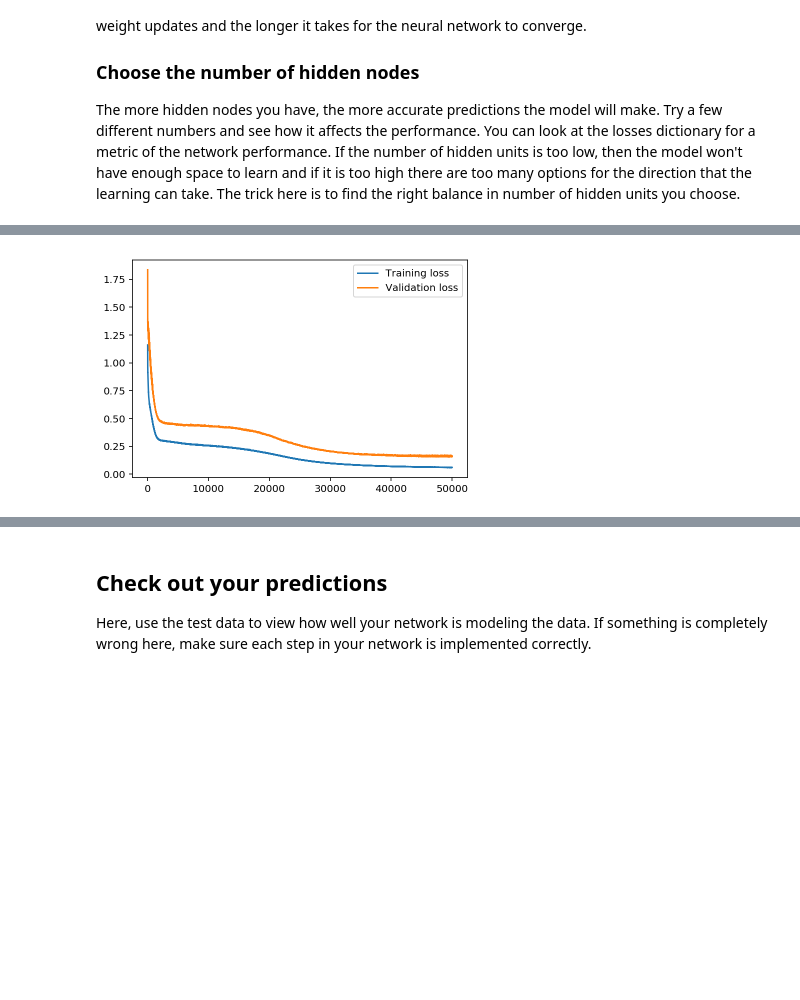
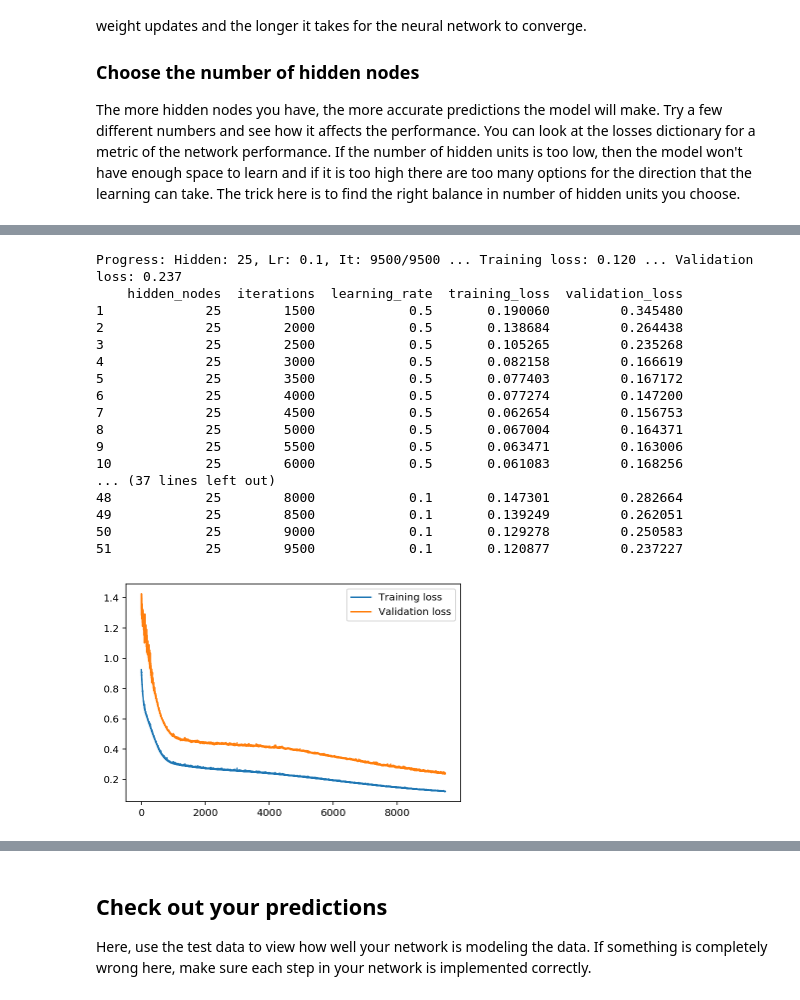
Before and after one commit to elsclarysse/dlnd-neural-net, a Jupyter notebook: DLND Your first neural network.ipynb, the cells around one changed output, grey strips where cells are left out. Drawn from its saved outputs; the diff is of its cells as text; code cells hidden in the pictures; blank space fills up the shorter version.

```diff
--- a/DLND Your first neural network.ipynb
+++ b/DLND Your first neural network.ipynb
@@ -354,7 +399,29 @@ Progress: 100.0% ... Training loss: 0.061 ... Validation loss: 0.163
 # %%
+test_params = {'iterations':np.arange(1500,10000,500),'learning_rate':[0.5, 0.3, 0.1],'hidden_nodes':[25]}
+model, losses, grid1 = gridsearch(test_params)
+print()
+print(grid1)
+
 plt.plot(losses['train'], label='Training loss')
 plt.plot(losses['validation'], label='Validation loss')
 plt.legend()
 _ = plt.ylim()
 # %% [output]
+Progress: Hidden: 25, Lr: 0.1, It: 9500/9500 ... Training loss: 0.120 ... Validation loss: 0.237
+    hidden_nodes  iterations  learning_rate  training_loss  validation_loss
+1             25        1500            0.5       0.190060         0.345480
+2             25        2000            0.5       0.138684         0.264438
+3             25        2500            0.5       0.105265         0.235268
+4             25        3000            0.5       0.082158         0.166619
+5             25        3500            0.5       0.077403         0.167172
+6             25        4000            0.5       0.077274         0.147200
+7             25        4500            0.5       0.062654         0.156753
+8             25        5000            0.5       0.067004         0.164371
+9             25        5500            0.5       0.063471         0.163006
+10            25        6000            0.5       0.061083         0.168256
+... (37 lines left out)
+48            25        8000            0.1       0.147301         0.282664
+49            25        8500            0.1       0.139249         0.262051
+50            25        9000            0.1       0.129278         0.250583
+51            25        9500            0.1       0.120877         0.237227
-[figure, old version]
+[figure, new version]
```
Also changed, not shown: parts of 21 cells of this notebook, 2 other files.
